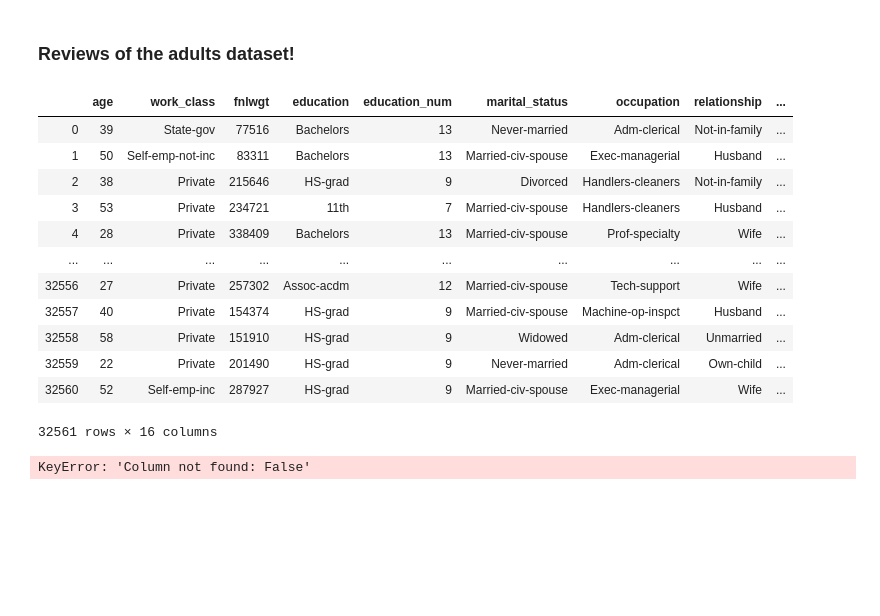
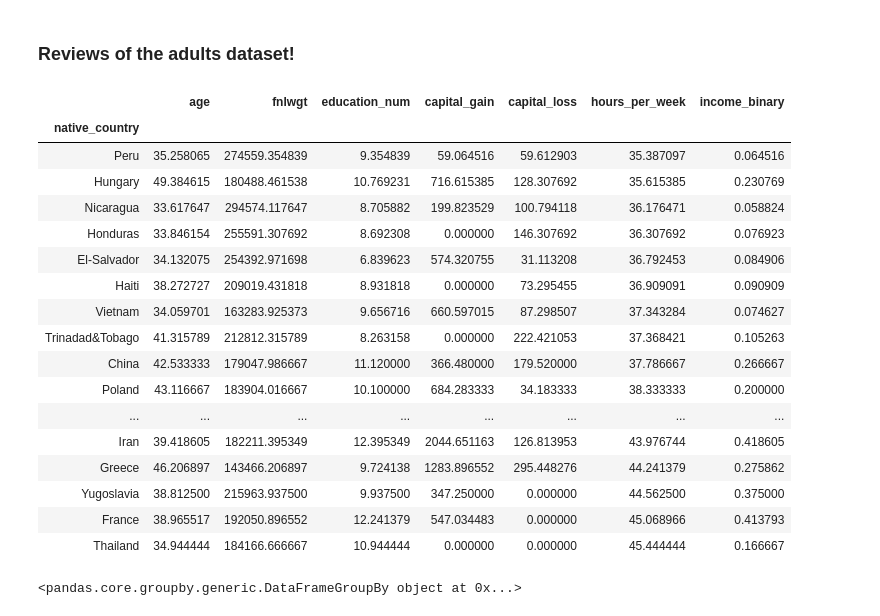
Before and after one commit to trevohearn/nyc-mhtn-ds-010620-lectures, a Jupyter notebook: week_2/day_4_more_pandas/PandasIII_livecode.ipynb, the cells around one changed output. Cells and saved outputs as stored; diff of their text form; code cells hidden in the pictures; blank space fills up the shorter version.

```diff
--- a/week_2/day_4_more_pandas/PandasIII_livecode.ipynb
+++ b/week_2/day_4_more_pandas/PandasIII_livecode.ipynb
@@ -172,26 +172,30 @@ adults['income_binary'] = adults.income.apply(lambda x: 1 if x == '>50K' else 0)
 # %%
 # get the mean hours of work per week grouped by native country, sorted by descending order
 adults.groupby('native_country').mean().sort_values('hours_per_week')
-adults
 # %% [output]
-|  | age | work_class | fnlwgt | education | education_num | marital_status | occupation | relationship | ... |
-| 0 | 39 | State-gov | 77516 | Bachelors | 13 | Never-married | Adm-clerical | Not-in-family | ... |
-| 1 | 50 | Self-emp-not-inc | 83311 | Bachelors | 13 | Married-civ-spouse | Exec-managerial | Husband | ... |
-| 2 | 38 | Private | 215646 | HS-grad | 9 | Divorced | Handlers-cleaners | Not-in-family | ... |
-| 3 | 53 | Private | 234721 | 11th | 7 | Married-civ-spouse | Handlers-cleaners | Husband | ... |
-| 4 | 28 | Private | 338409 | Bachelors | 13 | Married-civ-spouse | Prof-specialty | Wife | ... |
-| ... | ... | ... | ... | ... | ... | ... | ... | ... | ... |
-| 32556 | 27 | Private | 257302 | Assoc-acdm | 12 | Married-civ-spouse | Tech-support | Wife | ... |
-| 32557 | 40 | Private | 154374 | HS-grad | 9 | Married-civ-spouse | Machine-op-inspct | Husband | ... |
-| 32558 | 58 | Private | 151910 | HS-grad | 9 | Widowed | Adm-clerical | Unmarried | ... |
-| 32559 | 22 | Private | 201490 | HS-grad | 9 | Never-married | Adm-clerical | Own-child | ... |
-| 32560 | 52 | Self-emp-inc | 287927 | HS-grad | 9 | Married-civ-spouse | Exec-managerial | Wife | ... |
+|  | age | fnlwgt | education_num | capital_gain | capital_loss | hours_per_week | income_binary |
+| native_country |  |  |  |  |  |  |  |
+| Peru | 35.258065 | 274559.354839 | 9.354839 | 59.064516 | 59.612903 | 35.387097 | 0.064516 |
+| Hungary | 49.384615 | 180488.461538 | 10.769231 | 716.615385 | 128.307692 | 35.615385 | 0.230769 |
+| Nicaragua | 33.617647 | 294574.117647 | 8.705882 | 199.823529 | 100.794118 | 36.176471 | 0.058824 |
+| Honduras | 33.846154 | 255591.307692 | 8.692308 | 0.000000 | 146.307692 | 36.307692 | 0.076923 |
+| El-Salvador | 34.132075 | 254392.971698 | 6.839623 | 574.320755 | 31.113208 | 36.792453 | 0.084906 |
+| Haiti | 38.272727 | 209019.431818 | 8.931818 | 0.000000 | 73.295455 | 36.909091 | 0.090909 |
+| Vietnam | 34.059701 | 163283.925373 | 9.656716 | 660.597015 | 87.298507 | 37.343284 | 0.074627 |
+| Trinadad&Tobago | 41.315789 | 212812.315789 | 8.263158 | 0.000000 | 222.421053 | 37.368421 | 0.105263 |
+| China | 42.533333 | 179047.986667 | 11.120000 | 366.480000 | 179.520000 | 37.786667 | 0.266667 |
+| Poland | 43.116667 | 183904.016667 | 10.100000 | 684.283333 | 34.183333 | 38.333333 | 0.200000 |
+| ... | ... | ... | ... | ... | ... | ... | ... |
+| Iran | 39.418605 | 182211.395349 | 12.395349 | 2044.651163 | 126.813953 | 43.976744 | 0.418605 |
+| Greece | 46.206897 | 143466.206897 | 9.724138 | 1283.896552 | 295.448276 | 44.241379 | 0.275862 |
+| Yugoslavia | 38.812500 | 215963.937500 | 9.937500 | 347.250000 | 0.000000 | 44.562500 | 0.375000 |
+| France | 38.965517 | 192050.896552 | 12.241379 | 547.034483 | 0.000000 | 45.068966 | 0.413793 |
+| Thailand | 34.944444 | 184166.666667 | 10.944444 | 0.000000 | 0.000000 | 45.444444 | 0.166667 |
-32561 rows × 16 columns
 # %%
 # get the proportion of people who earn more of less than 50k grouped by race
-adults.groupby(['race', 'income)binary'])
+adults.groupby(['race', 'income_binary'])
 # %% [output]
-KeyError: 'Column not found: False'
+<pandas.core.groupby.generic.DataFrameGroupBy object at 0x...>
 # %%
 # get the proportion of people who earn more of less than 50k grouped by gender
 # %%
```
Also changed, not shown: parts of 3 cells of this notebook, 1 other file.
